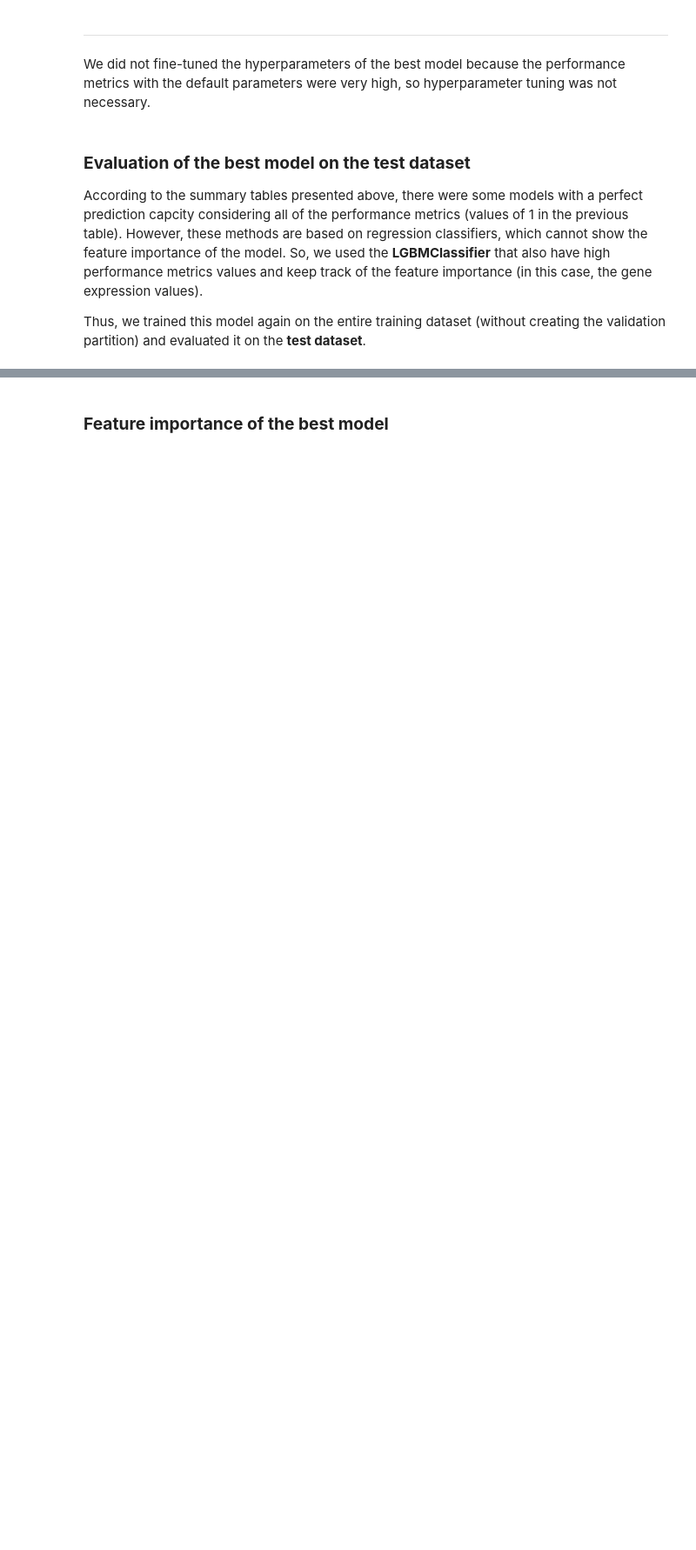
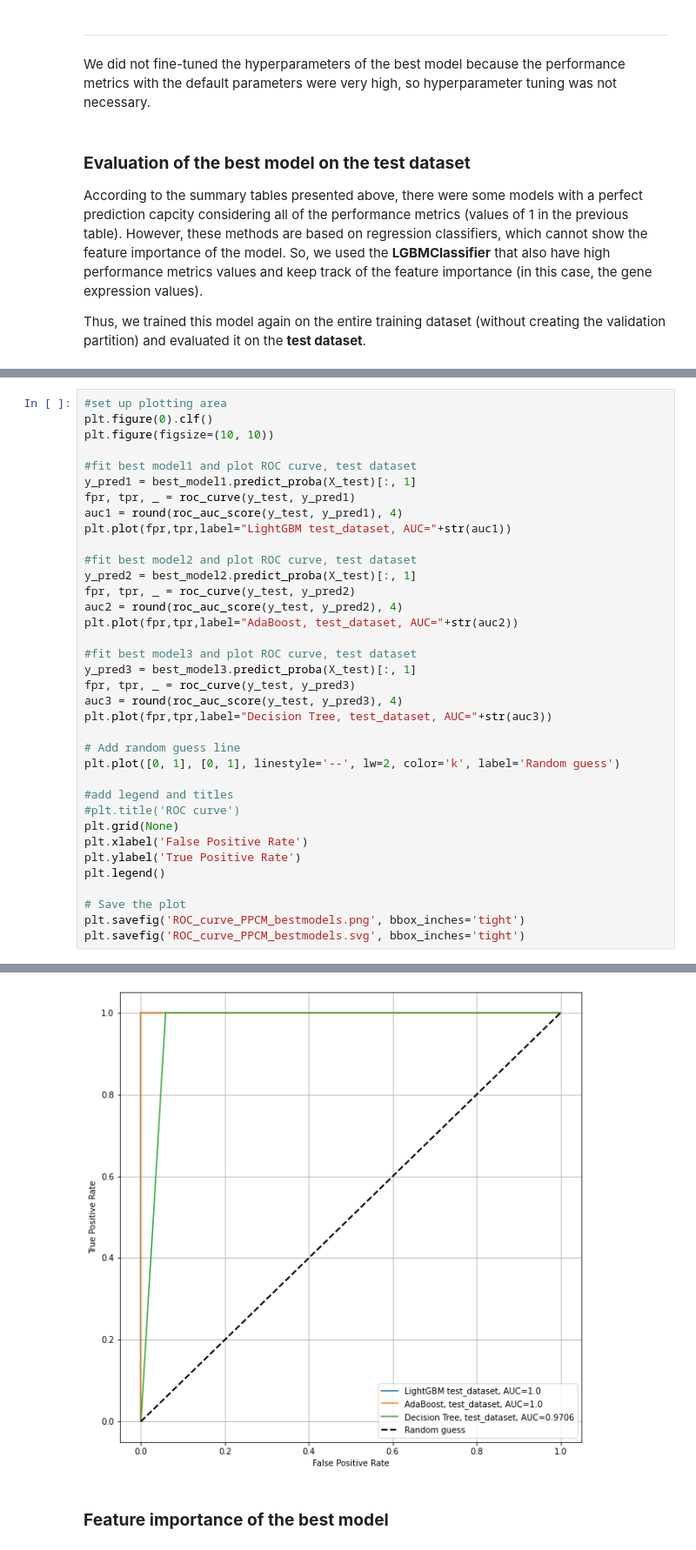
Before and after one commit to sayalaruano/Project3Period-SysBioMaster, a Jupyter notebook: Project1_SysBio_NF_PPCM_classifiers.ipynb, the cells around one changed output, grey strips where cells are left out. Shown: that part at 87% size. Cells and saved outputs as stored; diff of their text form; blank space fills up the shorter version.

```diff
--- a/Project1_SysBio_NF_PPCM_classifiers.ipynb
+++ b/Project1_SysBio_NF_PPCM_classifiers.ipynb
@@ -289,0 +307,37 @@ results_bestMLmodel.to_csv("evaluation_bestMLclassifier.csv")
+# %%
+#set up plotting area
+plt.figure(0).clf()
+plt.figure(figsize=(10, 10))
+
+#fit best model1 and plot ROC curve, test dataset
+y_pred1 = best_model1.predict_proba(X_test)[:, 1]
+fpr, tpr, _ = roc_curve(y_test, y_pred1)
+auc1 = round(roc_auc_score(y_test, y_pred1), 4)
+plt.plot(fpr,tpr,label="LightGBM test_dataset, AUC="+str(auc1))
+
+#fit best model2 and plot ROC curve, test dataset
+y_pred2 = best_model2.predict_proba(X_test)[:, 1]
+fpr, tpr, _ = roc_curve(y_test, y_pred2)
+auc2 = round(roc_auc_score(y_test, y_pred2), 4)
+plt.plot(fpr,tpr,label="AdaBoost, test_dataset, AUC="+str(auc2))
+
+#fit best model3 and plot ROC curve, test dataset
+y_pred3 = best_model3.predict_proba(X_test)[:, 1]
+fpr, tpr, _ = roc_curve(y_test, y_pred3)
+auc3 = round(roc_auc_score(y_test, y_pred3), 4)
+plt.plot(fpr,tpr,label="Decision Tree, test_dataset, AUC="+str(auc3))
+
+# Add random guess line
+plt.plot([0, 1], [0, 1], linestyle='--', lw=2, color='k', label='Random guess')
+
+#add legend and titles
+#plt.title('ROC curve')
+plt.grid(None)
+plt.xlabel('False Positive Rate')
+plt.ylabel('True Positive Rate')
+plt.legend()
+
+# Save the plot
+plt.savefig('ROC_curve_PPCM_bestmodels.png', bbox_inches='tight')
+plt.savefig('ROC_curve_PPCM_bestmodels.svg', bbox_inches='tight')
+# %% [output]
@@ -290,3 +345,4 @@ results_bestMLmodel.to_csv("evaluation_bestMLclassifier.csv")
+[figure, added]
 # %% [markdown]
 ### **Feature importance of the best model**
 # %%
```
Also changed, not shown: parts of 35 cells of this notebook, 44 other files.
